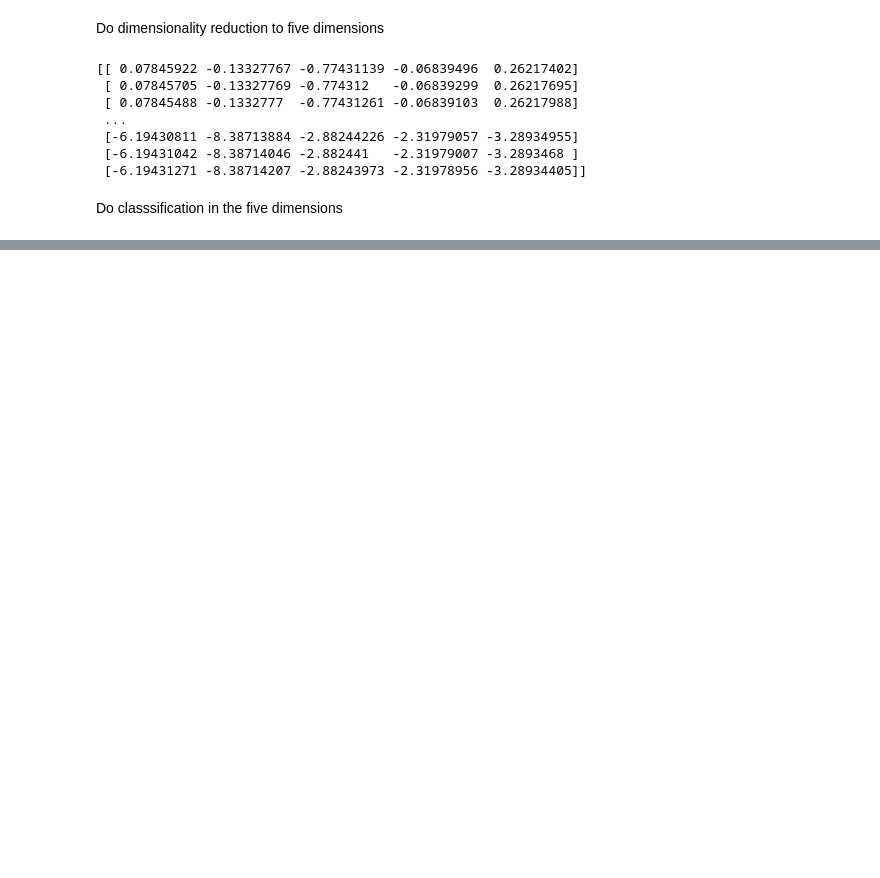
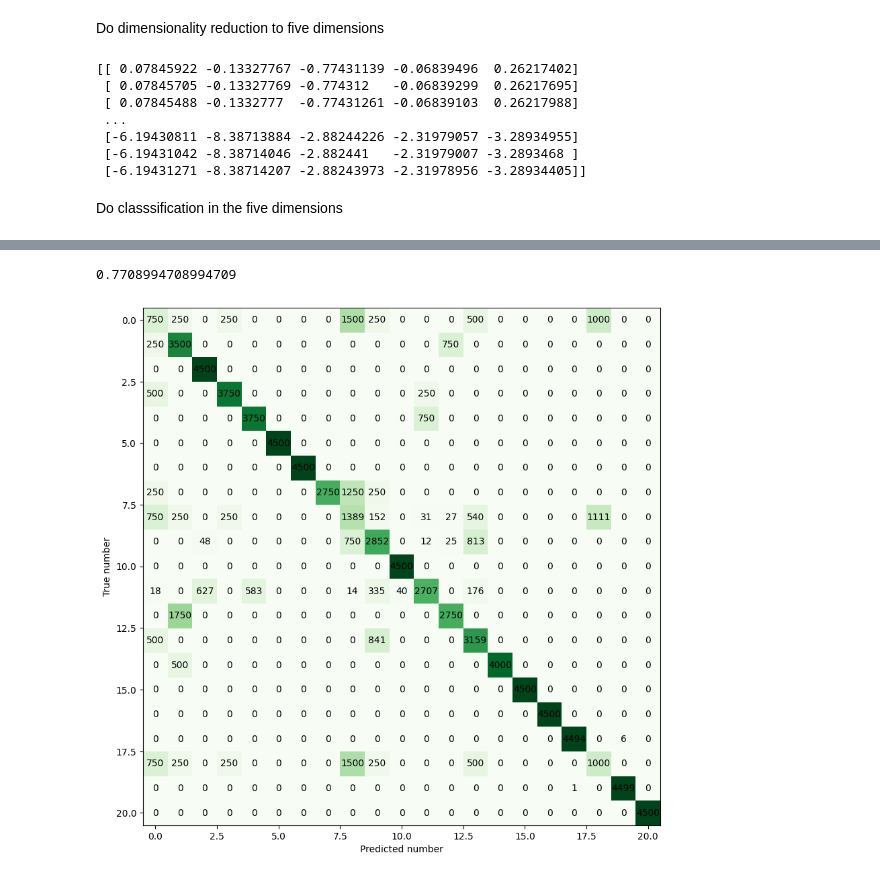
Before and after one commit to peterkrull/p7-ml-refrigeration-fault-detection, a Jupyter notebook: Python/test_lda_sklearn.ipynb, the cells around one changed output, grey strips where cells are left out. Drawn from its saved outputs; the diff is of its cells as text; code cells hidden in the pictures; blank space fills up the shorter version.

Commit message:
Test of sklearn lda

```diff
--- a/Python/test_lda_sklearn.ipynb
+++ b/Python/test_lda_sklearn.ipynb
@@ -52,0 +109,33 @@ print(correctCount/len(prediction5D))
+# %%
+## Try to obtain better results using baysian instad of LDA's build in classification
+from sklearn.naive_bayes import GaussianNB
+
+clfGauss = GaussianNB()
+clfGauss.fit(transformedData,target)
+prediction_Gauss=clfGauss.predict(transformedData)
+conf_matrix = me.confusion_matrix(target,prediction_Gauss)
+
+fig , axs = plt.subplots(figsize=(10,10))
+axs.imshow(conf_matrix,cmap="Greens")
+axs.set_xlabel("Predicted number")
+axs.set_ylabel("True number")
+
+width, height = conf_matrix.shape
+
+for x in range(width):
+    for y in range(height):
+        axs.annotate(str(int(conf_matrix[x][y])), xy=(y, x),
+        horizontalalignment='center',
+        verticalalignment='center')
+
+target_np=np.array(target)
+correctCount =0
+# Calculate accuracy
+for n in range(len(prediction5D)):
+    if(target_np[n]==prediction_Gauss[n]):
+        correctCount = correctCount + 1     #Clumsy syntax --> Avoid mistakes
+
+print(correctCount/len(prediction_Gauss))
+# %% [output]
+0.7708994708994709
+[figure, added]
```
Also changed, not shown: parts of 12 cells of this notebook, 1 other file.
